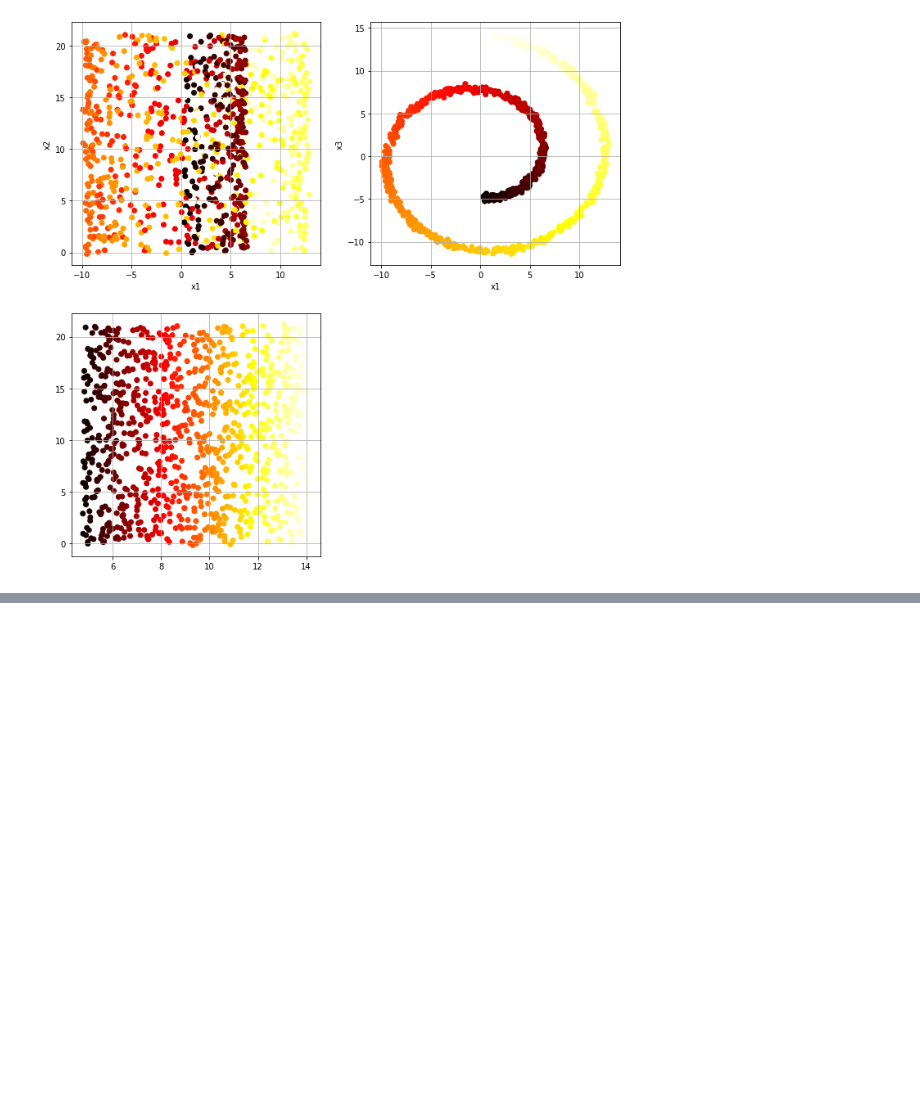
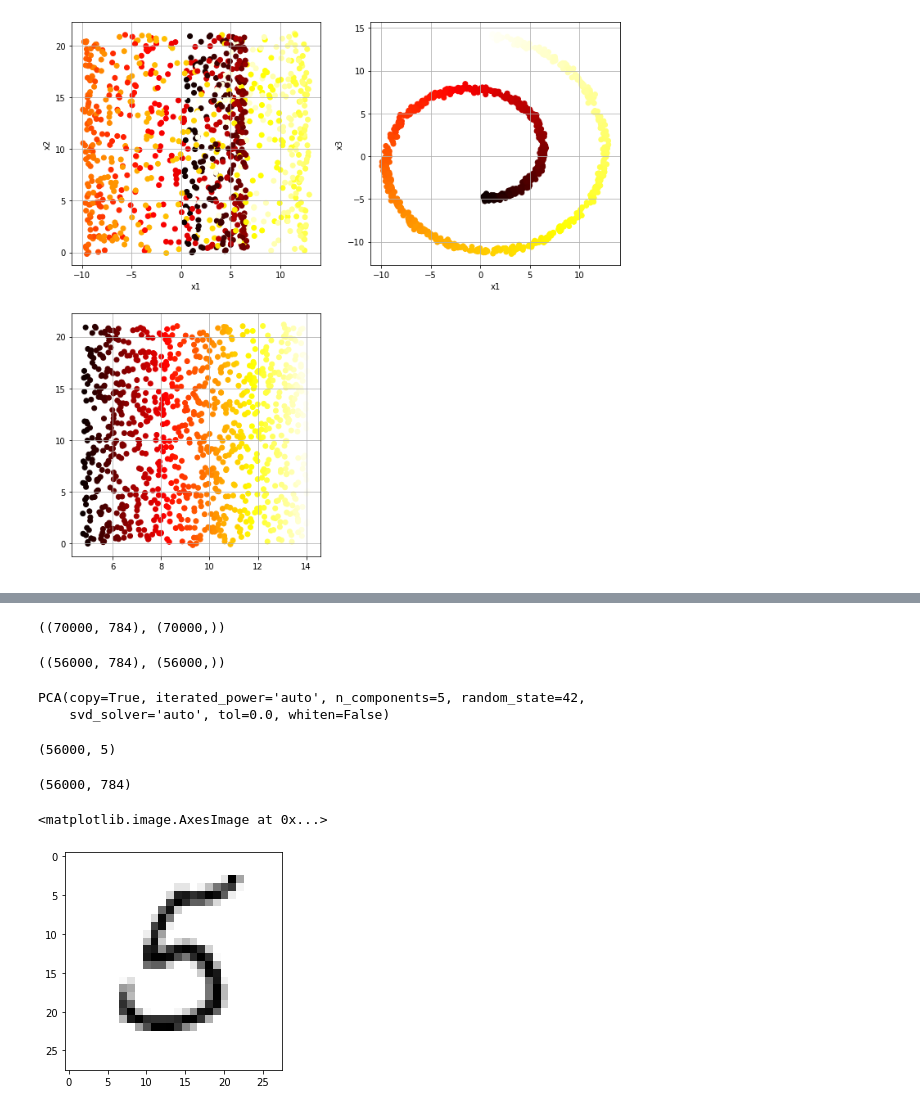
Before and after one commit to JisungPark0319/education, a Jupyter notebook: lab_ml/ml11_dimension_reduction.ipynb, the cells around one changed output, grey strips where cells are left out. Drawn from its saved outputs; the diff is of its cells as text; code cells hidden in the pictures; blank space fills up the shorter version.

```diff
--- a/lab_ml/ml11_dimension_reduction.ipynb
+++ b/lab_ml/ml11_dimension_reduction.ipynb
@@ -51,0 +71,7 @@ plt.grid()
+# %%
+X = mnist['data']
+y = mnist['target'].astype(np.int16)
+X.shape, y.shape
+#> sample 수: 70,000, 특성 수(=차원 수): 784
+# %% [output]
+((70000, 784), (70000,))
@@ -51,0 +81,7 @@ plt.grid()
+# %%
+X_train, X_test, y_train, y_test = train_test_split(X, y,
+                                                    test_size=0.2,
+                                                    random_state=42)
+X_train.shape, y_train.shape
+# %% [output]
+((56000, 784), (56000,))
@@ -51,0 +91,28 @@ plt.grid()
+# %%
+# 데이터 셋에서 선택할 주성분의 개수를 지정하는 방법:
+pca = PCA(n_components=5, random_state=42)
+# %%
+# 주성분 축을 찾음 - fit
+pca.fit(X_train)
+# %% [output]
+PCA(copy=True, iterated_power='auto', n_components=5, random_state=42,
+    svd_solver='auto', tol=0.0, whiten=False)
+# %%
+# 784차원 데이터를 5차원 데이터로 축소 -> 주성분 축으로 이루어진 평면에 투영(projection)
+X_train_reduced = pca.transform(X_train)
+X_train_reduced.shape
+# %% [output]
+(56000, 5)
+# %%
+# 5차원으로 축소된 데이터를 원래 차원인 784차원 데이터로 복원
+# 차원이 축소될 때 데이터 손실이 있었기 때문에, 원래 데이터와 똑같이 복원되지는 않음.
+# -> 재구성 오차
+X_train_recovered = pca.inverse_transform(X_train_reduced)
+X_train_recovered.shape
+# %% [output]
+(56000, 784)
+# %%
+plt.imshow(X_train[0].reshape((28, 28)), cmap=plt.cm.binary)  # 원본 데이터
+# %% [output]
+<matplotlib.image.AxesImage at 0x...>
+[figure, added]
```
Also changed, not shown: parts of 45 cells of this notebook, 4 other files.
